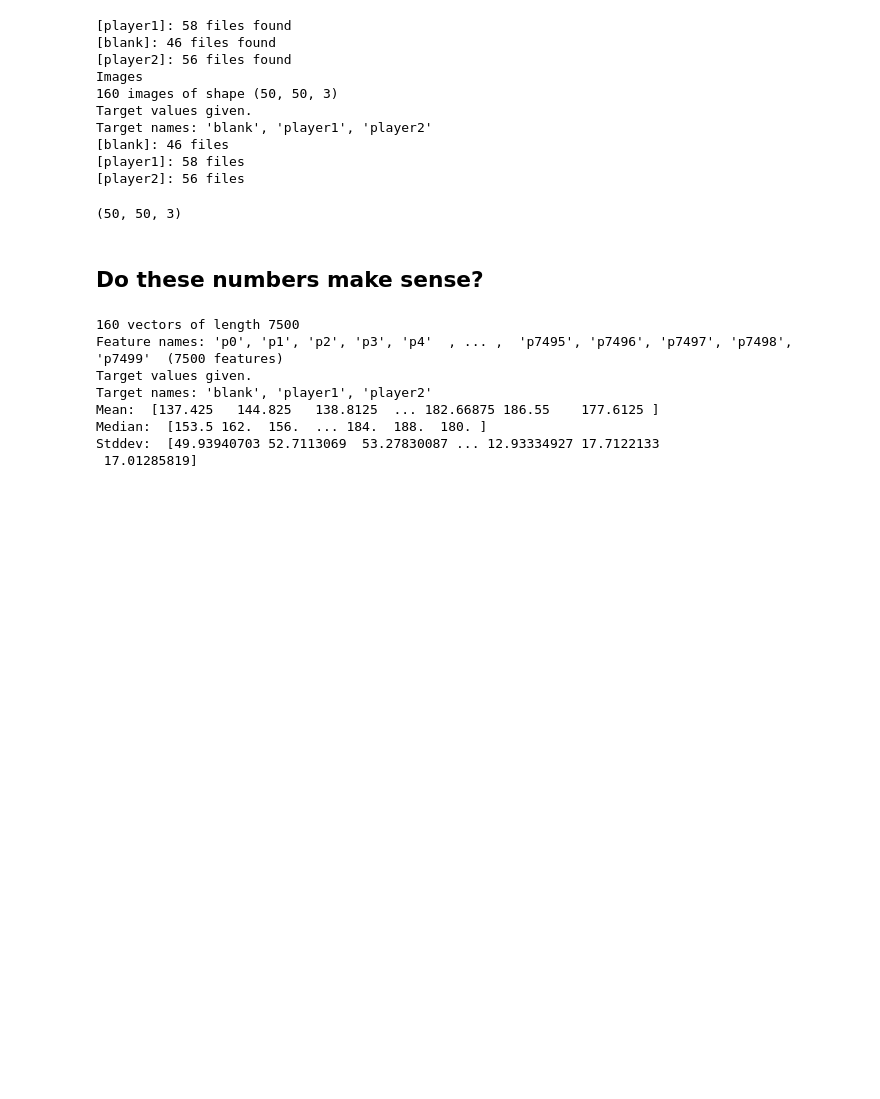
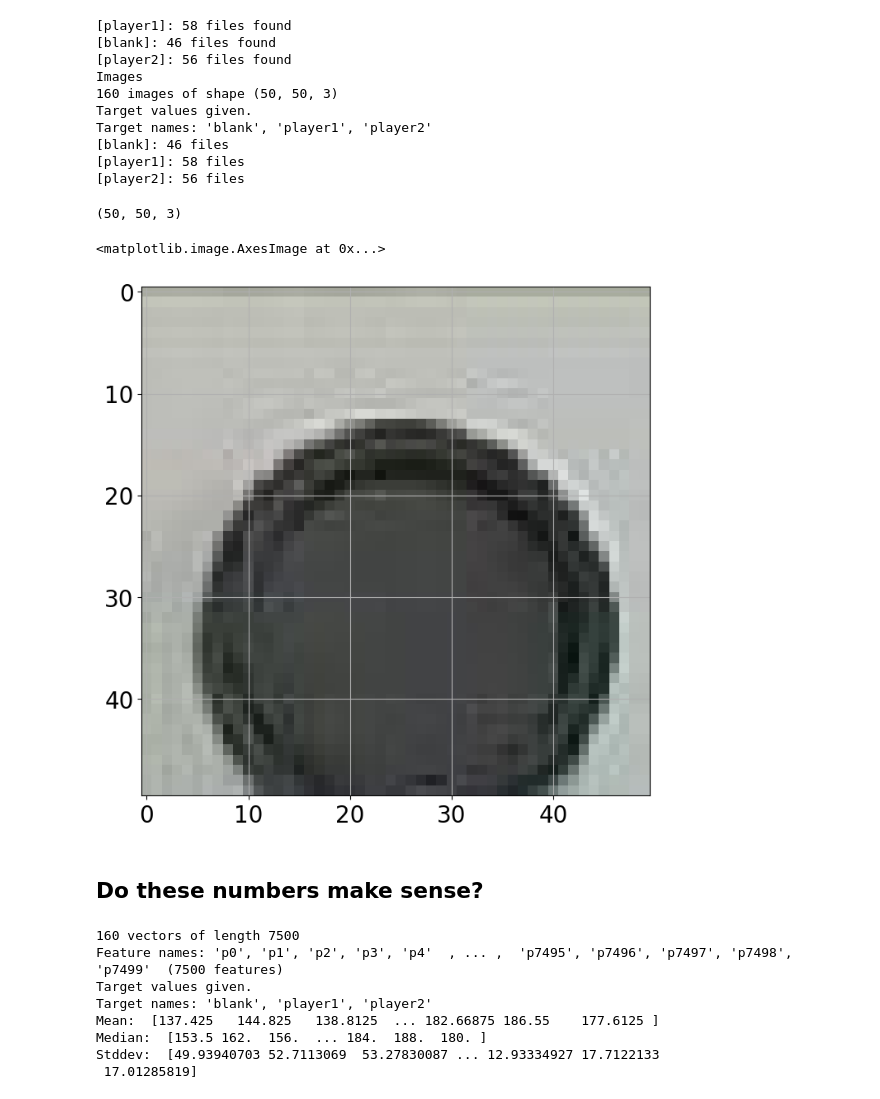
Before and after one commit to bblais/AI-and-Robotics-Fall-2024-Class-Notebooks, a Jupyter notebook: Sprint #4 - Classification, Images, and Neural Networks/2024-11-19 - Classifying Images.ipynb, the cells around one changed output. Saved outputs shown, nothing was run; the diff lists cells and outputs as text; code cells hidden in the pictures; blank space fills up the shorter version.

```diff
--- a/Sprint #4 - Classification, Images, and Neural Networks/2024-11-19 - Classifying Images.ipynb
+++ b/Sprint #4 - Classification, Images, and Neural Networks/2024-11-19 - Classifying Images.ipynb
@@ -31,6 +31,11 @@ Target names: 'blank', 'player1', 'player2'
 images['data'][0].shape
 # %% [output]
 (50, 50, 3)
+# %%
+imshow(images['data'][0])
+# %% [output]
+<matplotlib.image.AxesImage at 0x...>
+[figure, added]
 # %% [markdown]
 ## Do these numbers make sense?
 # %%
```
Also changed, not shown: parts of 1 cell of this notebook, 8 other files.
